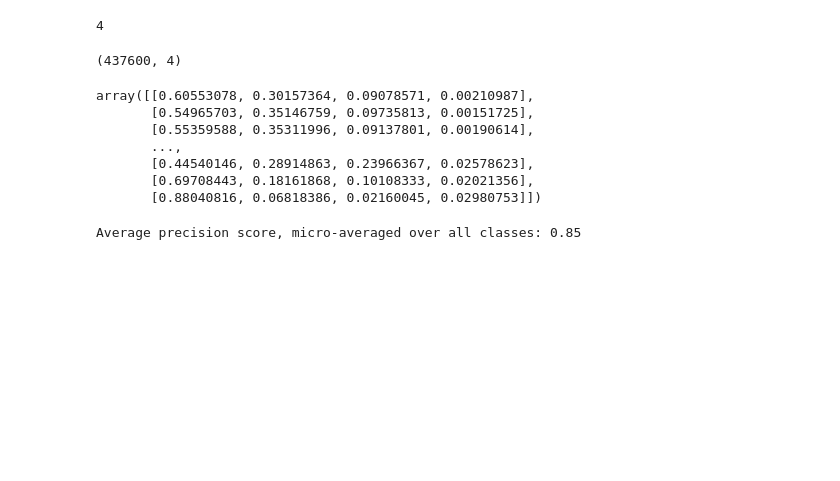
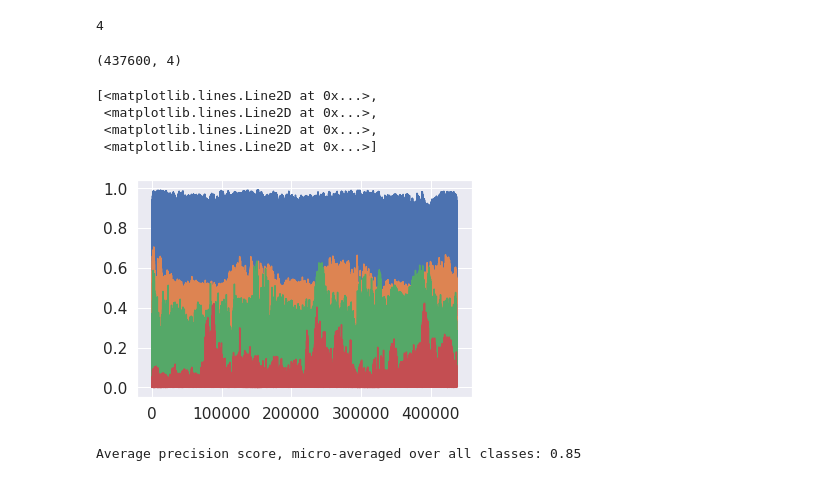
Before and after one commit to KatGiamalaki/Random_Forest_for_MHW, a Jupyter notebook: RandomForest_1902.ipynb, the cells around one changed output. Saved outputs shown, nothing was run; the diff lists cells and outputs as text; code cells hidden in the pictures; blank space fills up the shorter version.

```diff
--- a/RandomForest_1902.ipynb
+++ b/RandomForest_1902.ipynb
@@ -474,10 +473,0 @@ lr_probs = rfc.predict_proba(valid_data)
-# %%
-lr_probs
-# %% [output]
-array([[0.60553078, 0.30157364, 0.09078571, 0.00210987],
-       [0.54965703, 0.35146759, 0.09735813, 0.00151725],
-       [0.55359588, 0.35311996, 0.09137801, 0.00190614],
-       ...,
-       [0.44540146, 0.28914863, 0.23966367, 0.02578623],
-       [0.69708443, 0.18161868, 0.10108333, 0.02021356],
-       [0.88040816, 0.06818386, 0.02160045, 0.02980753]])
@@ -484,3 +477,11 @@ array([[0.60553078, 0.30157364, 0.09078571, 0.00210987],
+# %%
+plt.plot(lr_probs)
+# %% [output]
+[<matplotlib.lines.Line2D at 0x...>,
+ <matplotlib.lines.Line2D at 0x...>,
+ <matplotlib.lines.Line2D at 0x...>,
+ <matplotlib.lines.Line2D at 0x...>]
+[figure, added]
 # %%
 np.savetxt("lr_probs.csv", lr_probs, delimiter=" , ")
 # %%
```
Also changed, not shown: parts of 54 cells of this notebook.
